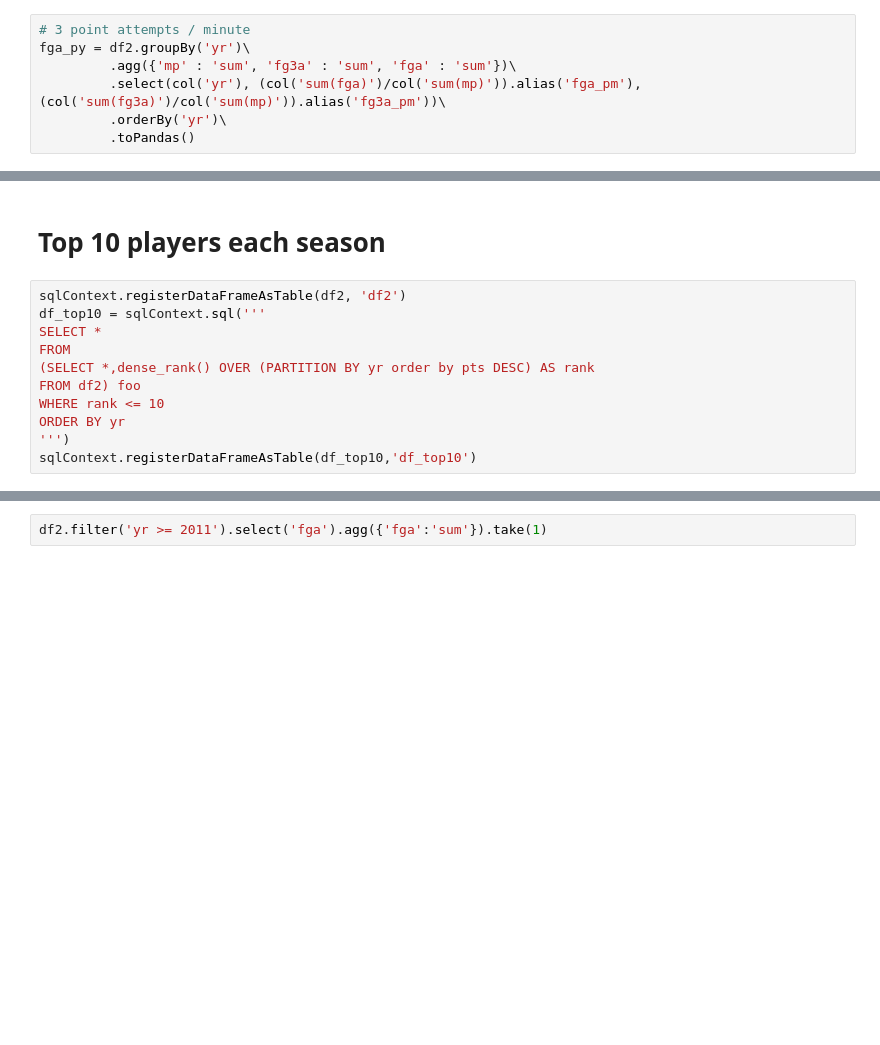
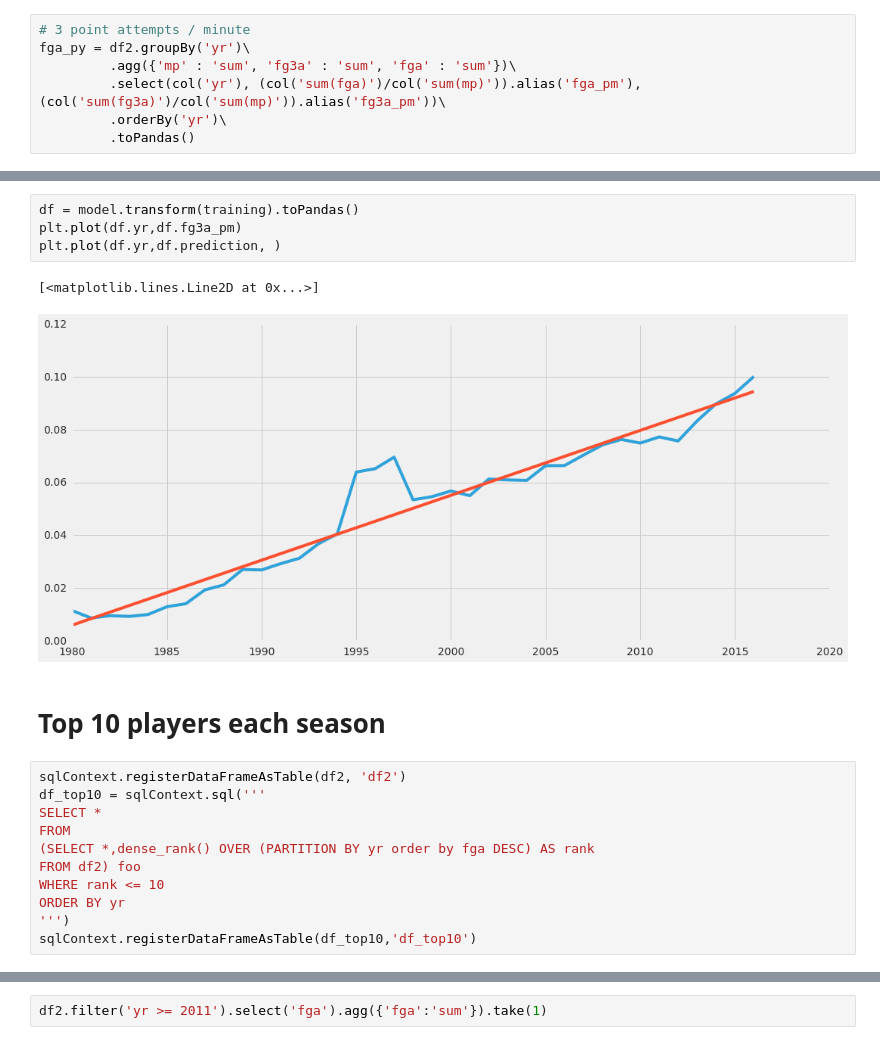
Before and after one commit to crawles/spark-nba-analytics, a Jupyter notebook: 02_data_exploration.ipynb, the cells around one changed output, grey strips where cells are left out. Drawn from its saved outputs; the diff is of its cells as text; blank space fills up the shorter version.

```diff
--- a/02_data_exploration.ipynb
+++ b/02_data_exploration.ipynb
@@ -106,3 +184,10 @@ _=plt.title('Player average 3-point attempts (per 36 minutes)')
+# %%
+df = model.transform(training).toPandas()
+plt.plot(df.yr,df.fg3a_pm)
+plt.plot(df.yr,df.prediction, )
+# %% [output]
+[<matplotlib.lines.Line2D at 0x...>]
+[figure, added]
 # %% [markdown]
 # Top 10 players each season
 # %%
@@ -110,7 +195,7 @@ sqlContext.registerDataFrameAsTable(df2, 'df2')
 df_top10 = sqlContext.sql('''
 SELECT *
 FROM
-(SELECT *,dense_rank() OVER (PARTITION BY yr order by pts DESC) AS rank
+(SELECT *,dense_rank() OVER (PARTITION BY yr order by fga DESC) AS rank
 FROM df2) foo
 WHERE rank <= 10
 ORDER BY yr
```
Also changed, not shown: parts of 11 cells of this notebook, 9 other files.
